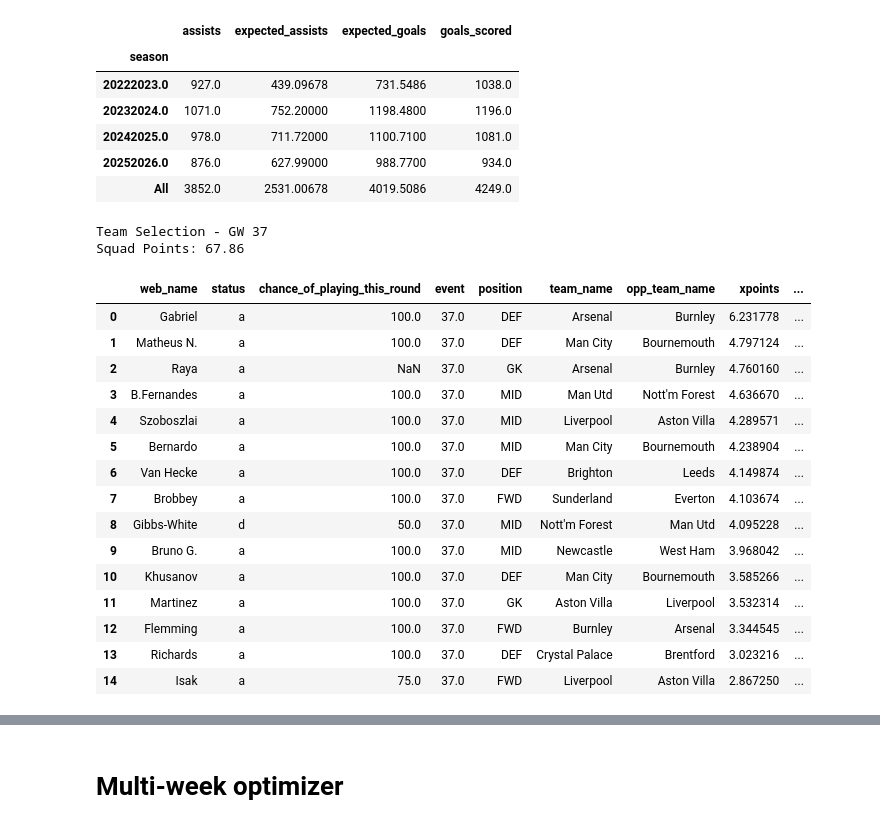
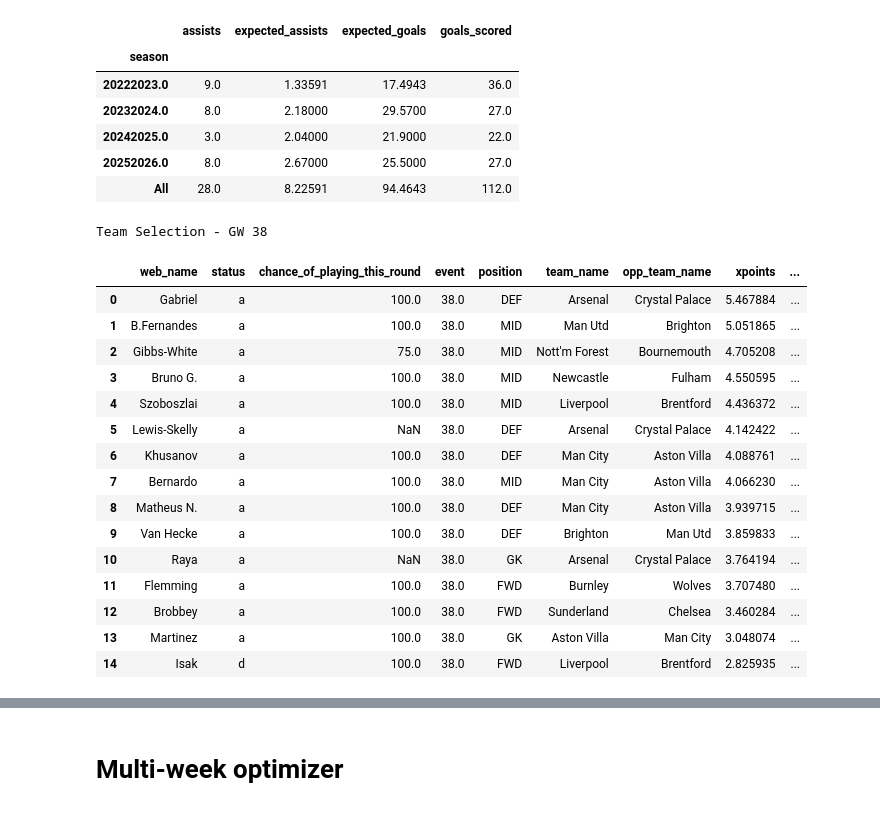
Before and after one commit to chrisimpacts/FPL-Points-Predictor, a Jupyter notebook: TRDL-Team-Analysis.ipynb, the cells around one changed output, grey strips where cells are left out. Cells and saved outputs as stored; diff of their text form; code cells hidden in the pictures.

```diff
--- a/TRDL-Team-Analysis.ipynb
+++ b/TRDL-Team-Analysis.ipynb
@@ -22,20 +22,21 @@ current_season = 20252026
 # %%
 # Reece James goals vs xg in all seasons
 view = db_creator.run_sql(f"""
 SELECT player_name_id, season, event, fixture, goals_scored, expected_goals, expected_assists, assists
                           FROM playergw_transformed
                           WHERE expected_goals IS NOT NULL
+                            AND player_name_id = 'Erling Haaland'
                           ORDER BY season, event, fixture
 """)
 view.pivot_table(index=['season'], values=['goals_scored', 'expected_goals', 'expected_assists', 'assists'], aggfunc='sum',margins=True,dropna=False)
 # %% [output]
 |  | assists | expected_assists | expected_goals | goals_scored |
 | season |  |  |  |  |
-| 20222023.0 | 927.0 | 439.09678 | 731.5486 | 1038.0 |
-| 20232024.0 | 1071.0 | 752.20000 | 1198.4800 | 1196.0 |
-| 20242025.0 | 978.0 | 711.72000 | 1100.7100 | 1081.0 |
-| 20252026.0 | 876.0 | 627.99000 | 988.7700 | 934.0 |
-| All | 3852.0 | 2531.00678 | 4019.5086 | 4249.0 |
+| 20222023.0 | 9.0 | 1.33591 | 17.4943 | 36.0 |
+| 20232024.0 | 8.0 | 2.18000 | 29.5700 | 27.0 |
+| 20242025.0 | 3.0 | 2.04000 | 21.9000 | 22.0 |
+| 20252026.0 | 8.0 | 2.67000 | 25.5000 | 27.0 |
+| All | 28.0 | 8.22591 | 94.4643 | 112.0 |
 # %%
 print(f"Team Selection - GW {picks_current_gameweek+1}")
 ## latest_my_team and in_my_team differ because the former adjusts to freehits by setting the latest team to the previous gw
@@ -63,27 +64,26 @@ view = db_creator.run_sql(f"""
         -- AND status = 'a'
     ORDER BY xpoints DESC
 """)
-print(f"Squad Points: {round(view['xpoints'].sum()+view['xpoints'][0],2)}") #including captain points
+# print(f"Squad Points: {round(view['xpoints'].sum()+view['xpoints'][0],2)}") #including captain points
 view.head(15)
 # %% [output]
-Team Selection - GW 37
-Squad Points: 67.86
+Team Selection - GW 38
 |  | web_name | status | chance_of_playing_this_round | event | position | team_name | opp_team_name | xpoints | ... |
-| 0 | Gabriel | a | 100.0 | 37.0 | DEF | Arsenal | Burnley | 6.231778 | ... |
-| 1 | Matheus N. | a | 100.0 | 37.0 | DEF | Man City | Bournemouth | 4.797124 | ... |
-| 2 | Raya | a | NaN | 37.0 | GK | Arsenal | Burnley | 4.760160 | ... |
-| 3 | B.Fernandes | a | 100.0 | 37.0 | MID | Man Utd | Nott'm Forest | 4.636670 | ... |
-| 4 | Szoboszlai | a | 100.0 | 37.0 | MID | Liverpool | Aston Villa | 4.289571 | ... |
-| 5 | Bernardo | a | 100.0 | 37.0 | MID | Man City | Bournemouth | 4.238904 | ... |
-| 6 | Van Hecke | a | 100.0 | 37.0 | DEF | Brighton | Leeds | 4.149874 | ... |
-| 7 | Brobbey | a | 100.0 | 37.0 | FWD | Sunderland | Everton | 4.103674 | ... |
-| 8 | Gibbs-White | d | 50.0 | 37.0 | MID | Nott'm Forest | Man Utd | 4.095228 | ... |
-| 9 | Bruno G. | a | 100.0 | 37.0 | MID | Newcastle | West Ham | 3.968042 | ... |
-| 10 | Khusanov | a | 100.0 | 37.0 | DEF | Man City | Bournemouth | 3.585266 | ... |
-| 11 | Martinez | a | 100.0 | 37.0 | GK | Aston Villa | Liverpool | 3.532314 | ... |
-| 12 | Flemming | a | 100.0 | 37.0 | FWD | Burnley | Arsenal | 3.344545 | ... |
-| 13 | Richards | a | 100.0 | 37.0 | DEF | Crystal Palace | Brentford | 3.023216 | ... |
-| 14 | Isak | a | 75.0 | 37.0 | FWD | Liverpool | Aston Villa | 2.867250 | ... |
+| 0 | Gabriel | a | 100.0 | 38.0 | DEF | Arsenal | Crystal Palace | 5.467884 | ... |
+| 1 | B.Fernandes | a | 100.0 | 38.0 | MID | Man Utd | Brighton | 5.051865 | ... |
+| 2 | Gibbs-White | a | 75.0 | 38.0 | MID | Nott'm Forest | Bournemouth | 4.705208 | ... |
+| 3 | Bruno G. | a | 100.0 | 38.0 | MID | Newcastle | Fulham | 4.550595 | ... |
+| 4 | Szoboszlai | a | 100.0 | 38.0 | MID | Liverpool | Brentford | 4.436372 | ... |
+| 5 | Lewis-Skelly | a | NaN | 38.0 | DEF | Arsenal | Crystal Palace | 4.142422 | ... |
+| 6 | Khusanov | a | 100.0 | 38.0 | DEF | Man City | Aston Villa | 4.088761 | ... |
+| 7 | Bernardo | a | 100.0 | 38.0 | MID | Man City | Aston Villa | 4.066230 | ... |
+| 8 | Matheus N. | a | 100.0 | 38.0 | DEF | Man City | Aston Villa | 3.939715 | ... |
+| 9 | Van Hecke | a | 100.0 | 38.0 | DEF | Brighton | Man Utd | 3.859833 | ... |
+| 10 | Raya | a | NaN | 38.0 | GK | Arsenal | Crystal Palace | 3.764194 | ... |
+| 11 | Flemming | a | 100.0 | 38.0 | FWD | Burnley | Wolves | 3.707480 | ... |
+| 12 | Brobbey | a | 100.0 | 38.0 | FWD | Sunderland | Chelsea | 3.460284 | ... |
+| 13 | Martinez | a | 100.0 | 38.0 | GK | Aston Villa | Man City | 3.048074 | ... |
+| 14 | Isak | d | 100.0 | 38.0 | FWD | Liverpool | Brentford | 2.825935 | ... |
 # %%
 print(f"Best players to transfer out for the next 5 gameweeks: GW{picks_current_gameweek+1} AND {picks_current_gameweek+5}")
 view = db_creator.run_sql(f"""
```
Also changed, not shown: parts of 10 cells of this notebook, 4 other files.
